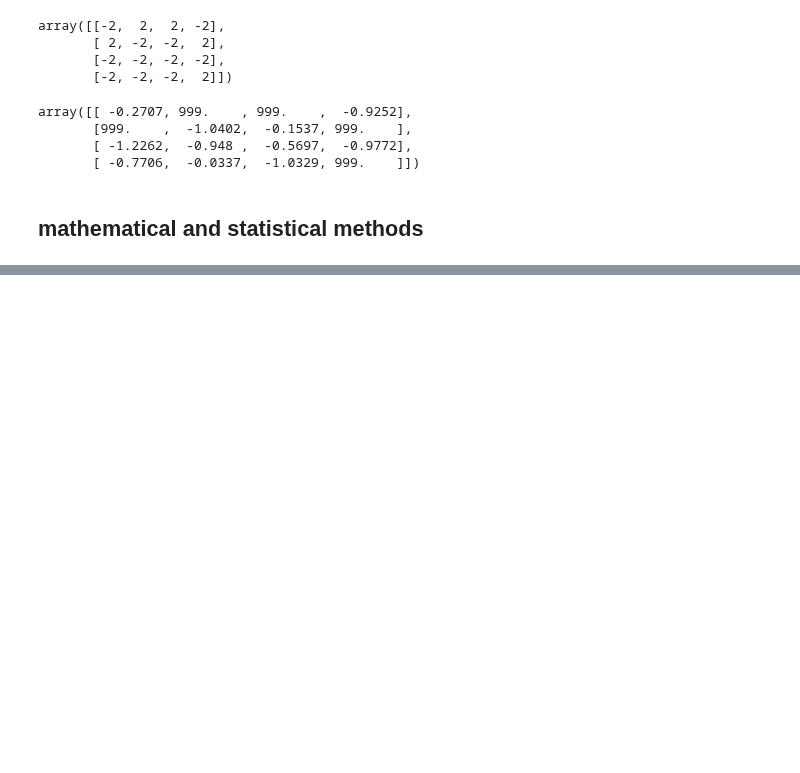
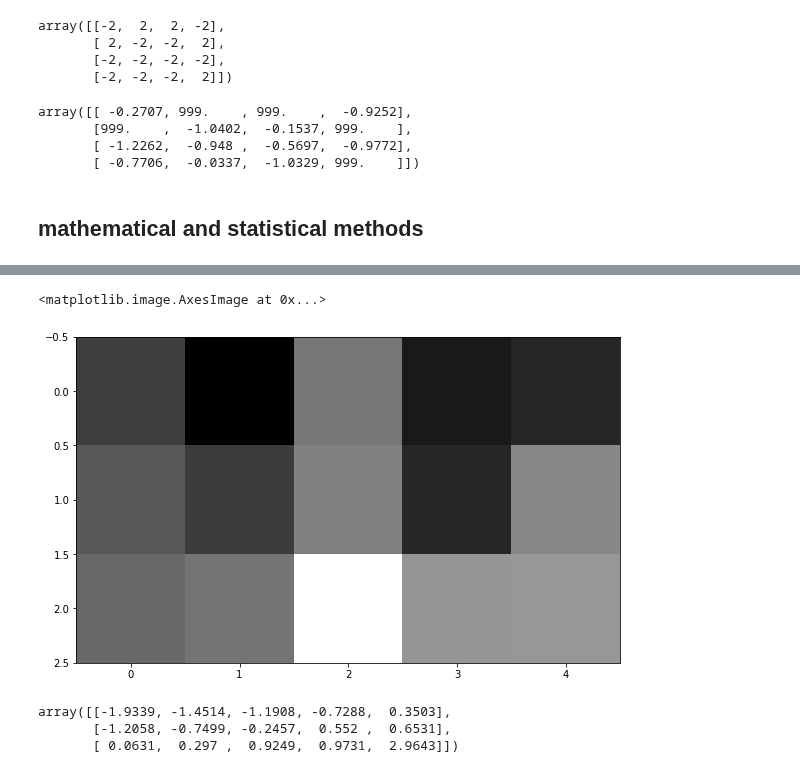
Before and after one commit to hopezh/learn_python_for_data_analysis, a Jupyter notebook: ch4_numpy_v01.ipynb, the cells around one changed output, grey strips where cells are left out. Cells and saved outputs as stored; diff of their text form; code cells hidden in the pictures; blank space fills up the shorter version.

```diff
--- a/ch4_numpy_v01.ipynb
+++ b/ch4_numpy_v01.ipynb
@@ -999,0 +1103,12 @@ array([[ -0.2707, 999.    , 999.    ,  -0.9252],
+# %%
+plt.imshow(arr, cmap=plt.cm.gray)
+# %% [output]
+<matplotlib.image.AxesImage at 0x...>
+[figure, added]
+# %%
+arr.sort(1)
+arr
+# %% [output]
+array([[-1.9339, -1.4514, -1.1908, -0.7288,  0.3503],
+       [-1.2058, -0.7499, -0.2457,  0.552 ,  0.6531],
+       [ 0.0631,  0.297 ,  0.9249,  0.9731,  2.9643]])
```
Also changed, not shown: parts of 36 cells of this notebook.
